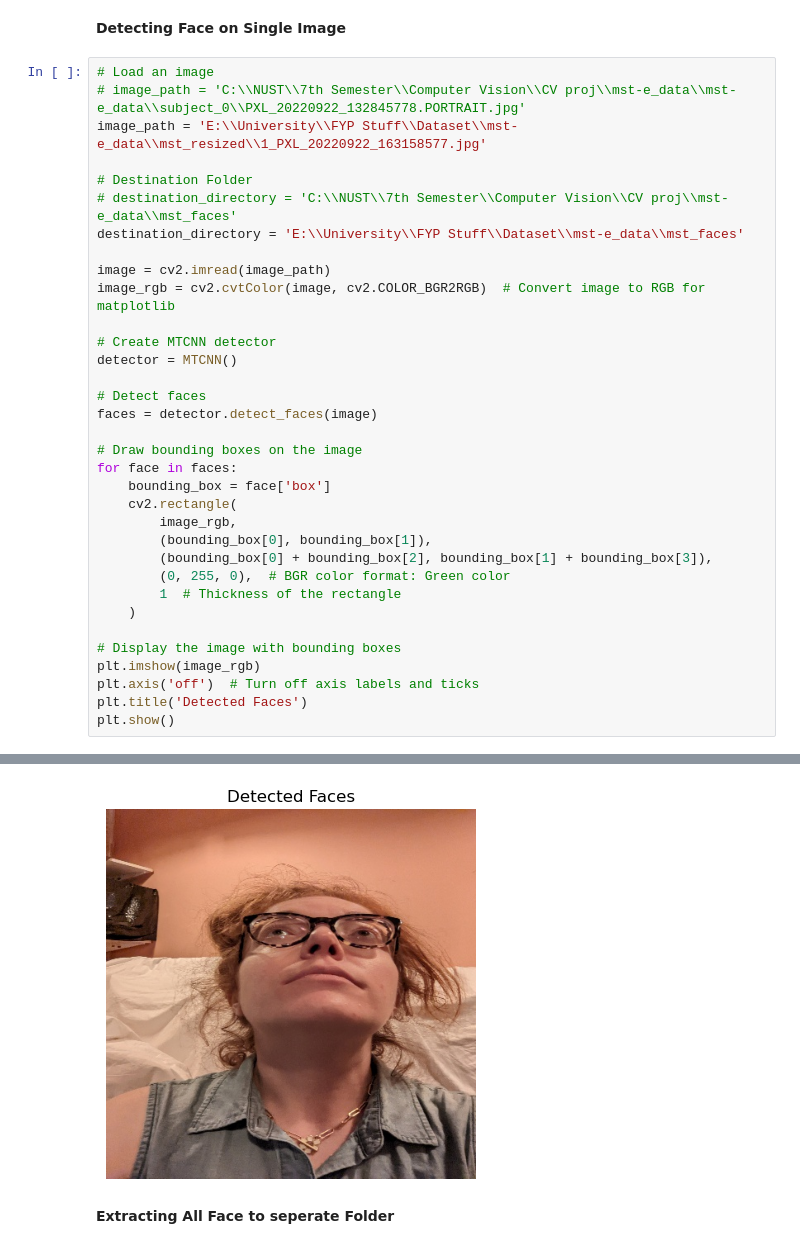
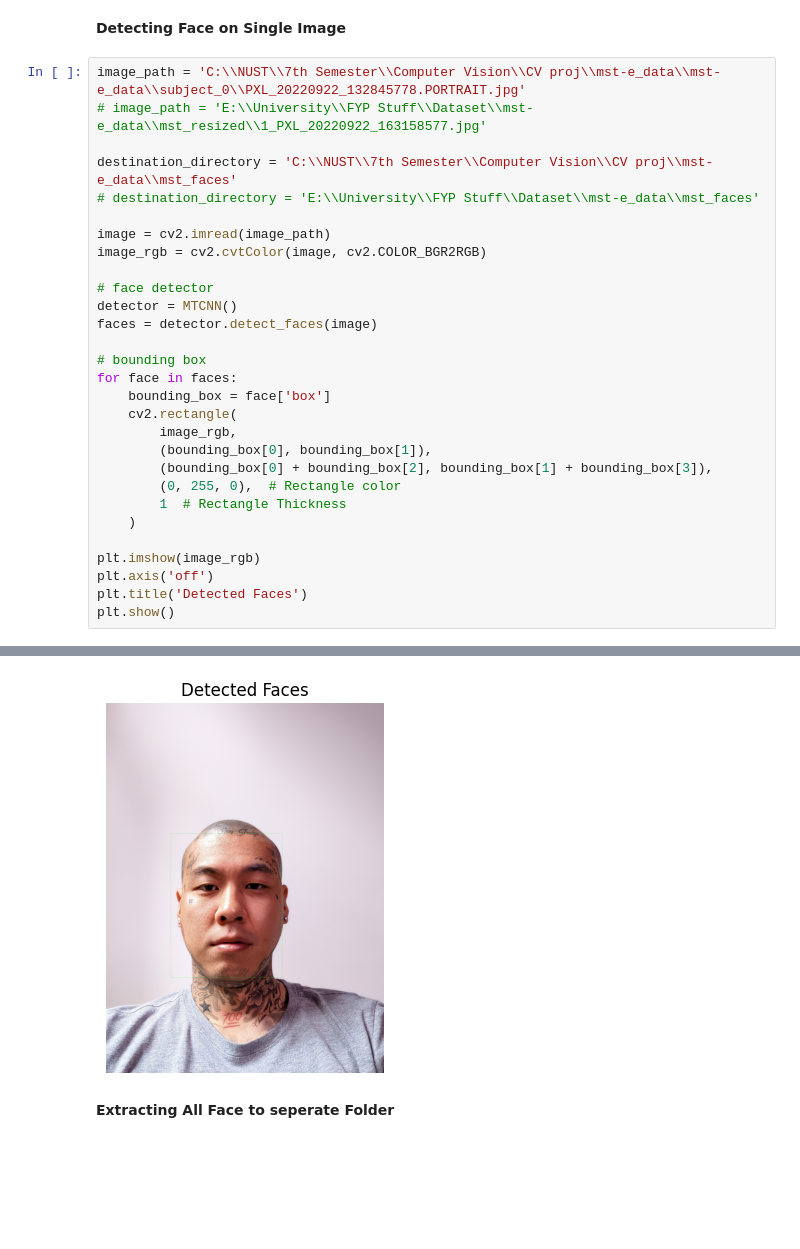
Before and after one commit to Danial-Ahmad10/BEE12C-Multiracial_Skin_Tone_Recognition-Danial, a Jupyter notebook: Face_detect.ipynb, the cells around one changed output, grey strips where cells are left out. Saved outputs shown, nothing was run; the diff lists cells and outputs as text; blank space fills up the shorter version.

Commit message:
Detecting Face

```diff
--- a/Face_detect.ipynb
+++ b/Face_detect.ipynb
@@ -7,37 +7,32 @@ import matplotlib.pyplot as plt
 # %% [markdown]
 **Detecting Face on Single Image**
 # %%
-# Load an image
-# image_path = 'C:\\NUST\\7th Semester\\Computer Vision\\CV proj\\mst-e_data\\mst-e_data\\subject_0\\PXL_20220922_132845778.PORTRAIT.jpg'
-image_path = 'E:\\University\\FYP Stuff\\Dataset\\mst-e_data\\mst_resized\\1_PXL_20220922_163158577.jpg'
+image_path = 'C:\\NUST\\7th Semester\\Computer Vision\\CV proj\\mst-e_data\\mst-e_data\\subject_0\\PXL_20220922_132845778.PORTRAIT.jpg'
+# image_path = 'E:\\University\\FYP Stuff\\Dataset\\mst-e_data\\mst_resized\\1_PXL_20220922_163158577.jpg'
 
-# Destination Folder
-# destination_directory = 'C:\\NUST\\7th Semester\\Computer Vision\\CV proj\\mst-e_data\\mst_faces'
-destination_directory = 'E:\\University\\FYP Stuff\\Dataset\\mst-e_data\\mst_faces'
+destination_directory = 'C:\\NUST\\7th Semester\\Computer Vision\\CV proj\\mst-e_data\\mst_faces'
+# destination_directory = 'E:\\University\\FYP Stuff\\Dataset\\mst-e_data\\mst_faces'
 
 image = cv2.imread(image_path)
-image_rgb = cv2.cvtColor(image, cv2.COLOR_BGR2RGB)  # Convert image to RGB for matplotlib
+image_rgb = cv2.cvtColor(image, cv2.COLOR_BGR2RGB)
 
-# Create MTCNN detector
+# face detector
 detector = MTCNN()
-
-# Detect faces
 faces = detector.detect_faces(image)
 
-# Draw bounding boxes on the image
+# bounding box
 for face in faces:
     bounding_box = face['box']
     cv2.rectangle(
         image_rgb,
         (bounding_box[0], bounding_box[1]),
         (bounding_box[0] + bounding_box[2], bounding_box[1] + bounding_box[3]),
-        (0, 255, 0),  # BGR color format: Green color
-        1  # Thickness of the rectangle
+        (0, 255, 0),  # Rectangle color
+        1  # Rectangle Thickness
     )
 
-# Display the image with bounding boxes
 plt.imshow(image_rgb)
-plt.axis('off')  # Turn off axis labels and ticks
+plt.axis('off')
 plt.title('Detected Faces')
 plt.show()
 # %% [output]
@@ -55,4 +56,4 @@ plt.show()
-[figure, old version]
+[figure, new version]
 # %% [markdown]
 **Extracting All Face to seperate Folder**
 # %%
```
Also changed, not shown: parts of 3 cells of this notebook, 3 other files.
